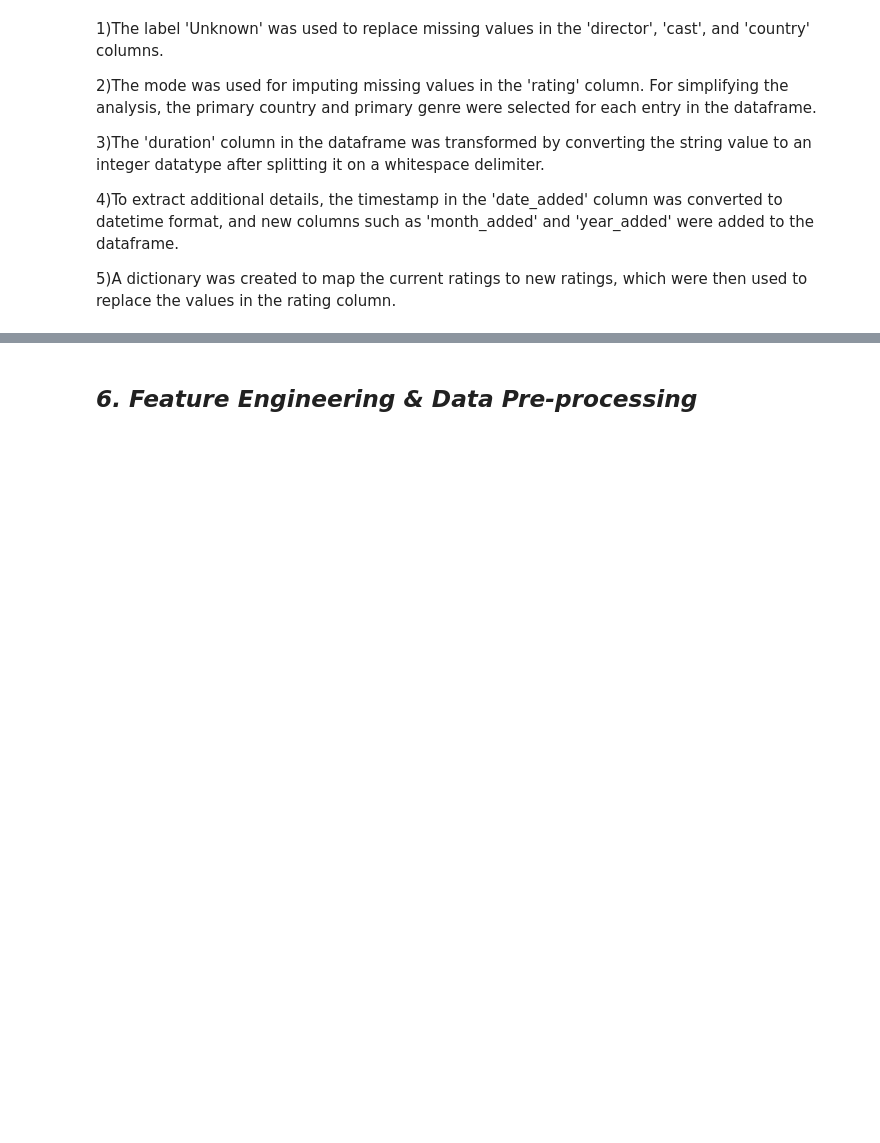
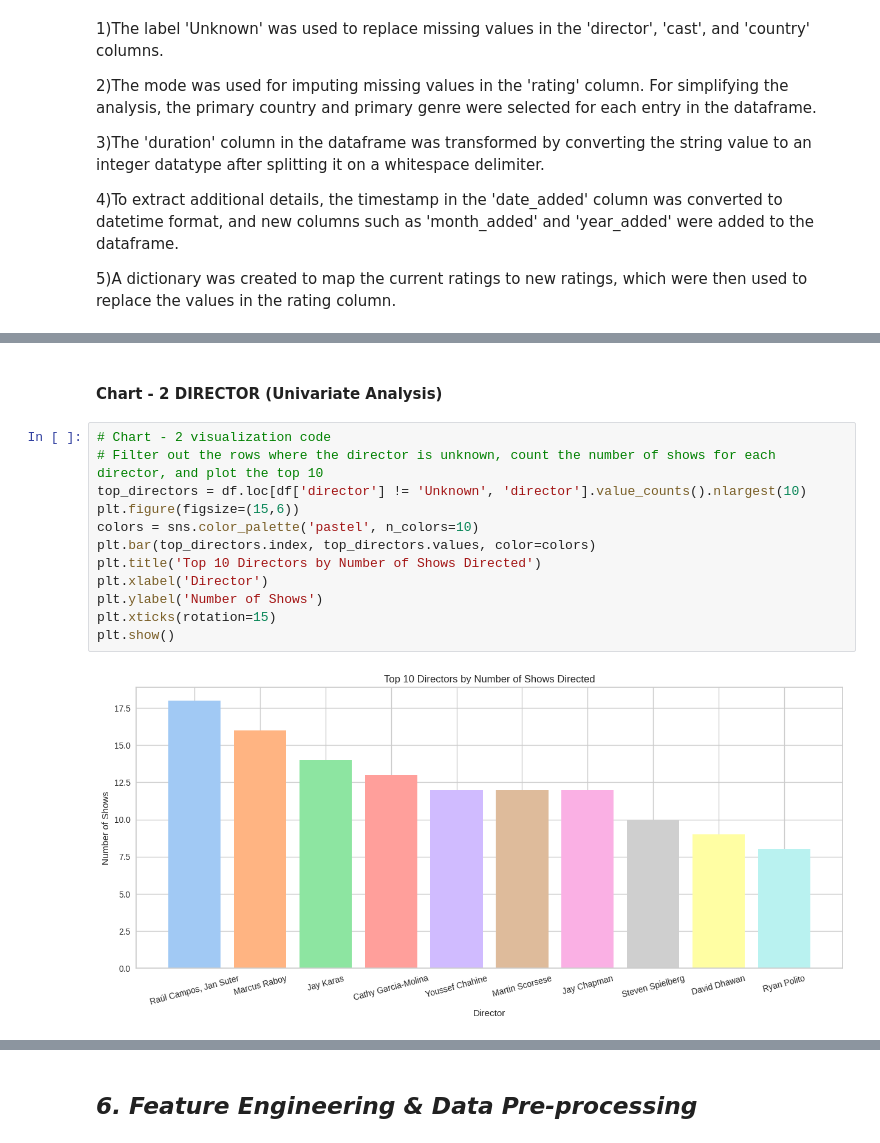
Before and after one commit to krutika73/UNSUPERVISED-ON-NETFLIX--MOVIE-AND-TV-SHOWS-CLUSTRING, a Jupyter notebook: Unsupervised_ML_Submission_Template.ipynb, the cells around one changed output, grey strips where cells are left out. Cells and saved outputs as stored; diff of their text form; blank space fills up the shorter version.

```diff
--- a/Unsupervised_ML_Submission_Template.ipynb
+++ b/Unsupervised_ML_Submission_Template.ipynb
@@ -454,0 +483,16 @@ For simplifying the analysis, the primary country and primary genre were selecte
+# %% [markdown]
+#### Chart - 2 DIRECTOR   (Univariate Analysis)
+# %%
+# Chart - 2 visualization code
+# Filter out the rows where the director is unknown, count the number of shows for each director, and plot the top 10
+top_directors = df.loc[df['director'] != 'Unknown', 'director'].value_counts().nlargest(10)
+plt.figure(figsize=(15,6))
+colors = sns.color_palette('pastel', n_colors=10)
+plt.bar(top_directors.index, top_directors.values, color=colors)
+plt.title('Top 10 Directors by Number of Shows Directed')
+plt.xlabel('Director')
+plt.ylabel('Number of Shows')
+plt.xticks(rotation=15)
+plt.show()
+# %% [output]
+[figure, added]
```
Also changed, not shown: parts of 154 cells of this notebook.
